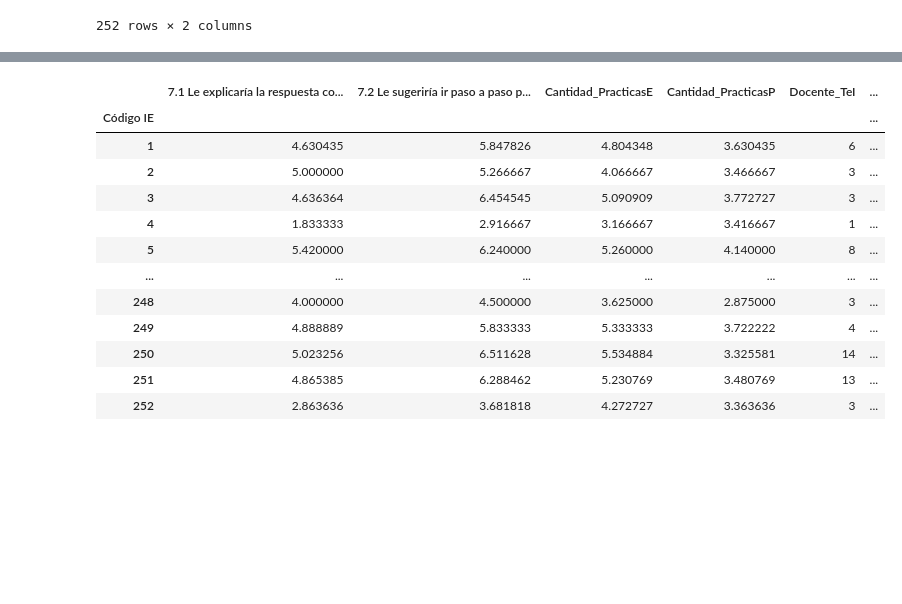
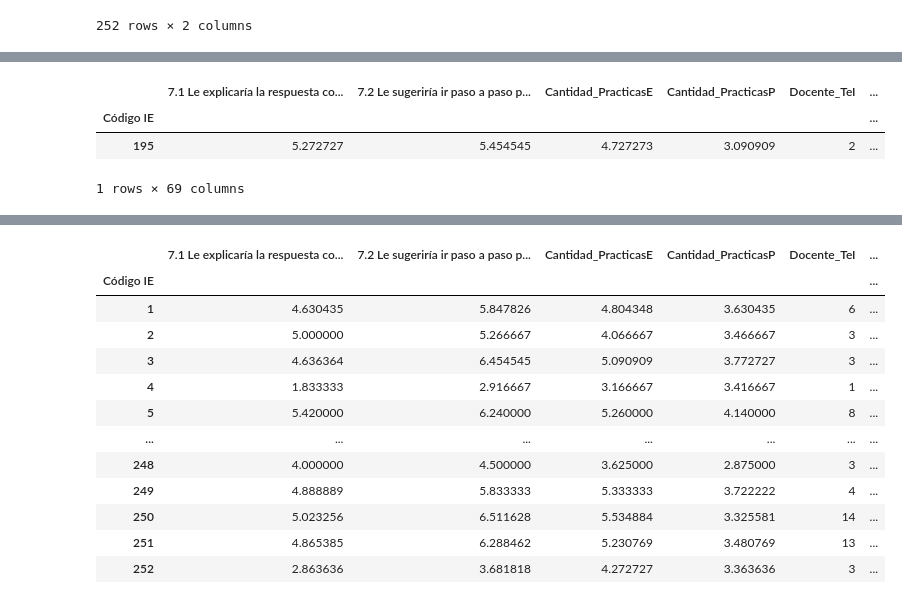
Before and after one commit to Grupo-Informatica-Educativa/CFK2022, a Jupyter notebook: utils/cleaners/Marco_consolidacion/consolidacion_D3.ipynb, the cells around one changed output, grey strips where cells are left out. Saved outputs shown, nothing was run; the diff lists cells and outputs as text; code cells hidden in the pictures; blank space fills up the shorter version.

```diff
--- a/utils/cleaners/Marco_consolidacion/consolidacion_D3.ipynb
+++ b/utils/cleaners/Marco_consolidacion/consolidacion_D3.ipynb
@@ -691,3 +715,10 @@ dimension3[dimension3.filter(regex='^Nivel').columns]= dimension3[dimension3.fil
+# %%
+dimension3[dimension3.index.isin([195])]
+# %% [output]
+|  | 7.1 Le explicaría la respuesta co... | 7.2 Le sugeriría ir paso a paso p... | Cantidad_PracticasE | Cantidad_PracticasP | Docente_TeI | ... |
+| Código IE |  |  |  |  |  | ... |
+| 195 | 5.272727 | 5.454545 | 4.727273 | 3.090909 | 2 | ... |
+1 rows × 69 columns
 # %%
 dimension3.filter(regex='^Nivel|Dimens')
 # %% [output]
```
Also changed, not shown: parts of 27 cells of this notebook, 32 other files.
